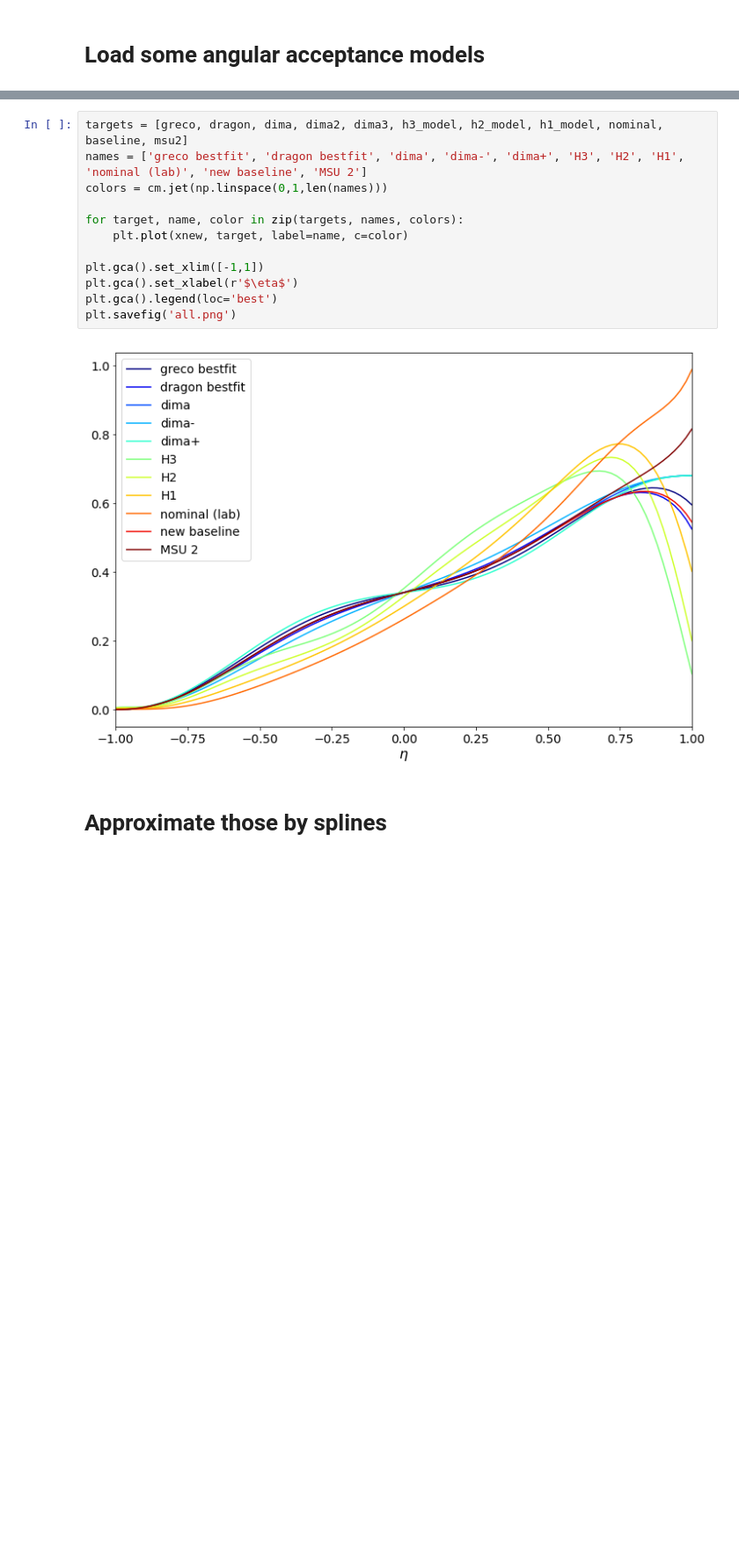
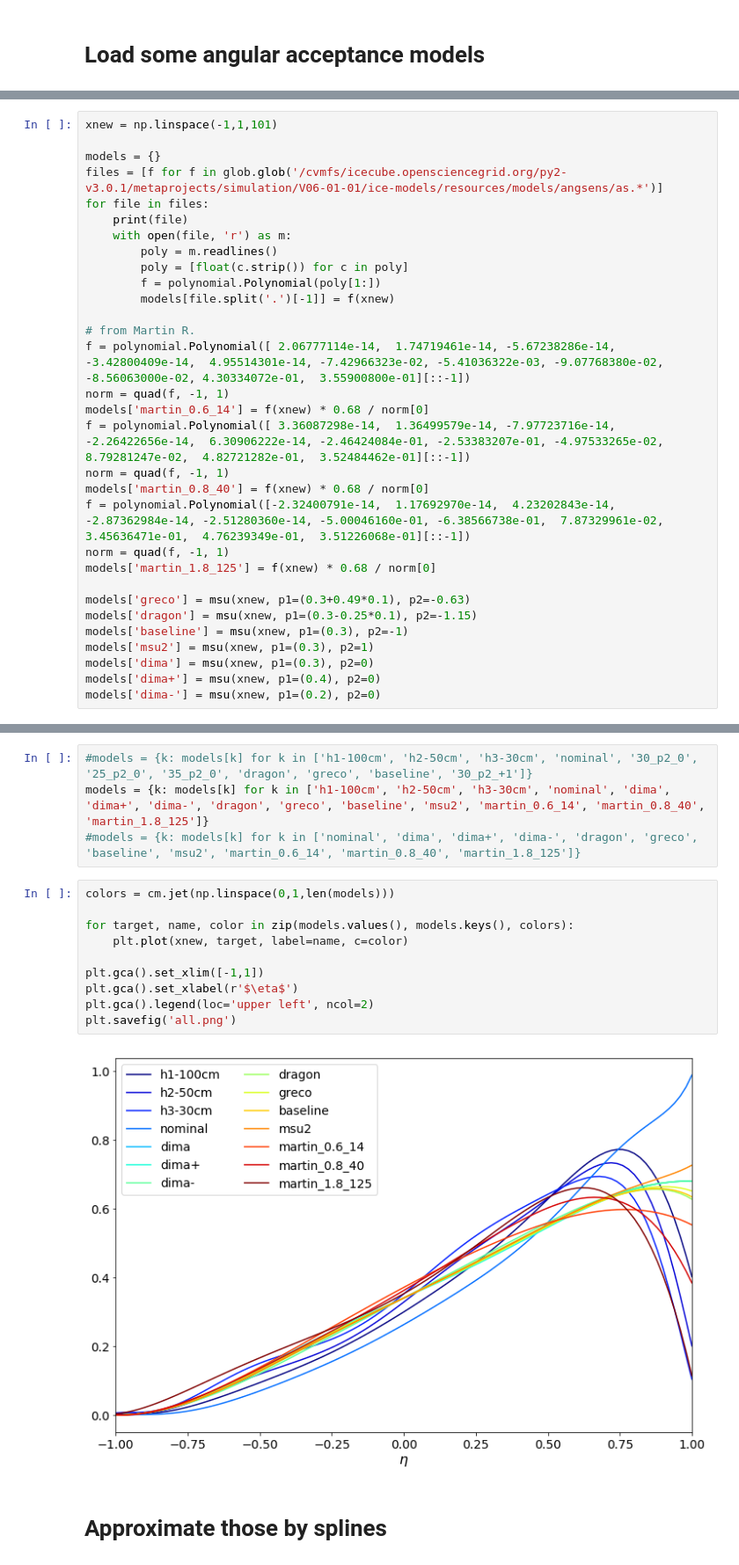
Before and after one commit to icecube/angular_acceptance, a Jupyter notebook: Angular_acceptance.ipynb, the cells around one changed output, grey strips where cells are left out. Shown: that part at 88% size. Cells and saved outputs as stored; diff of their text form; blank space fills up the shorter version.

```diff
--- a/Angular_acceptance.ipynb
+++ b/Angular_acceptance.ipynb
@@ -51,0 +36,31 @@ nominal = nom[:,1]
+# %%
+xnew = np.linspace(-1,1,101)
+
+models = {}
+files = [f for f in glob.glob('/cvmfs/icecube.opensciencegrid.org/py2-v3.0.1/metaprojects/simulation/V06-01-01/ice-models/resources/models/angsens/as.*')]
+for file in files:
+    print(file)
+    with open(file, 'r') as m:
+        poly = m.readlines()
+        poly = [float(c.strip()) for c in poly]
+        f = polynomial.Polynomial(poly[1:])
+        models[file.split('.')[-1]] = f(xnew)
+
+# from Martin R.
+f = polynomial.Polynomial([ 2.06777114e-14,  1.74719461e-14, -5.67238286e-14, -3.42800409e-14,  4.95514301e-14, -7.42966323e-02, -5.41036322e-03, -9.07768380e-02, -8.56063000e-02, 4.30334072e-01,  3.55900800e-01][::-1])
+norm = quad(f, -1, 1)
+models['martin_0.6_14'] = f(xnew) * 0.68 / norm[0]
+f = polynomial.Polynomial([ 3.36087298e-14,  1.36499579e-14, -7.97723716e-14, -2.26422656e-14,  6.30906222e-14, -2.46424084e-01, -2.53383207e-01, -4.97533265e-02,  8.79281247e-02,  4.82721282e-01,  3.52484462e-01][::-1])
+norm = quad(f, -1, 1)
+models['martin_0.8_40'] = f(xnew) * 0.68 / norm[0]
+f = polynomial.Polynomial([-2.32400791e-14,  1.17692970e-14,  4.23202843e-14, -2.87362984e-14, -2.51280360e-14, -5.00046160e-01, -6.38566738e-01,  7.87329961e-02,  3.45636471e-01,  4.76239349e-01,  3.51226068e-01][::-1])
+norm = quad(f, -1, 1)
+models['martin_1.8_125'] = f(xnew) * 0.68 / norm[0]
+
+models['greco'] = msu(xnew, p1=(0.3+0.49*0.1), p2=-0.63)
+models['dragon'] = msu(xnew, p1=(0.3-0.25*0.1), p2=-1.15)
+models['baseline'] = msu(xnew, p1=(0.3), p2=-1)
+models['msu2'] = msu(xnew, p1=(0.3), p2=1)
+models['dima'] = msu(xnew, p1=(0.3), p2=0)
+models['dima+'] = msu(xnew, p1=(0.4), p2=0)
+models['dima-'] = msu(xnew, p1=(0.2), p2=0)
@@ -52,17 +85,19 @@ nominal = nom[:,1]
+# %%
+#models = {k: models[k] for k in ['h1-100cm', 'h2-50cm', 'h3-30cm', 'nominal', '30_p2_0', '25_p2_0', '35_p2_0', 'dragon', 'greco', 'baseline', '30_p2_+1']}
+models = {k: models[k] for k in ['h1-100cm', 'h2-50cm', 'h3-30cm', 'nominal', 'dima', 'dima+', 'dima-', 'dragon', 'greco', 'baseline', 'msu2', 'martin_0.6_14', 'martin_0.8_40', 'martin_1.8_125']}
+#models = {k: models[k] for k in ['nominal', 'dima', 'dima+', 'dima-', 'dragon', 'greco', 'baseline', 'msu2', 'martin_0.6_14', 'martin_0.8_40', 'martin_1.8_125']}
 # %%
-targets = [greco, dragon, dima, dima2, dima3, h3_model, h2_model, h1_model, nominal, baseline, msu2]
-names = ['greco bestfit', 'dragon bestfit', 'dima', 'dima-', 'dima+', 'H3', 'H2', 'H1', 'nominal (lab)', 'new baseline', 'MSU 2']
-colors = cm.jet(np.linspace(0,1,len(names)))
+colors = cm.jet(np.linspace(0,1,len(models)))
 
-for target, name, color in zip(targets, names, colors):
+for target, name, color in zip(models.values(), models.keys(), colors):
     plt.plot(xnew, target, label=name, c=color)
 
 plt.gca().set_xlim([-1,1])
 plt.gca().set_xlabel(r'$\eta$')
-plt.gca().legend(loc='best')
+plt.gca().legend(loc='upper left', ncol=2)
 plt.savefig('all.png')
 # %% [output]
-[figure, old version]
+[figure, new version]
 # %% [markdown]
 # Approximate those by splines
 # %%
```
Also changed, not shown: parts of 21 cells of this notebook, 1 other file.
